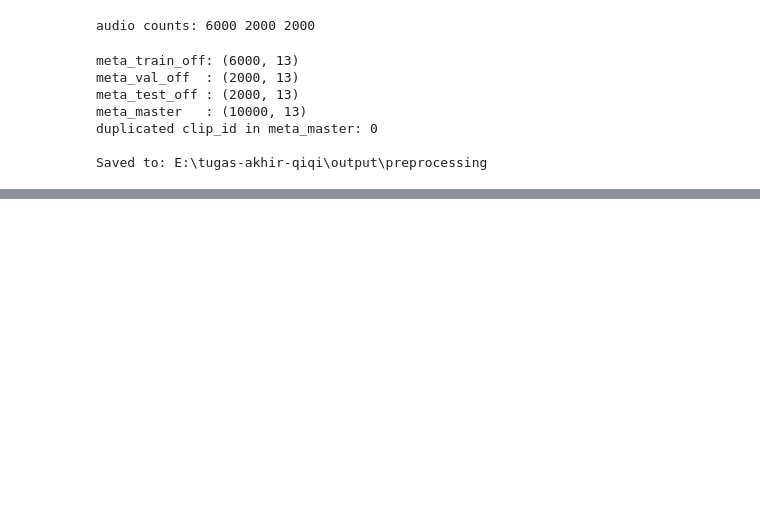
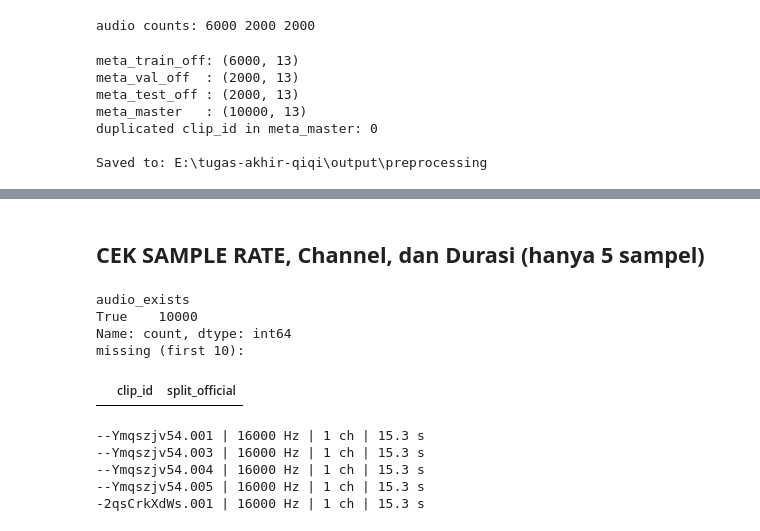
Before and after one commit to qiqioberon/tugas-akhir-qq, a Jupyter notebook: code/preprocessing.ipynb, the cells around one changed output, grey strips where cells are left out. Cells and saved outputs as stored; diff of their text form; code cells hidden in the pictures; blank space fills up the shorter version.

```diff
--- a/code/preprocessing.ipynb
+++ b/code/preprocessing.ipynb
@@ -519,0 +554,34 @@ Saved to: E:\tugas-akhir-qiqi\output\preprocessing
+# %% [markdown]
+## **CEK SAMPLE RATE, Channel, dan Durasi (hanya 5 sampel)**
+# %%
+paths = df["audio_path"].tolist()
+
+exists = []
+for p in tqdm(paths, desc="Checking audio_path exists"):
+    exists.append(Path(p).exists())
+
+df["audio_exists"] = exists
+
+print(df["audio_exists"].value_counts())
+
+miss = df.loc[~df["audio_exists"], ["clip_id","split_official"]].head(10)
+print("missing (first 10):")
+display(miss)
+
+ok = df.loc[df["audio_exists"]].head(5)
+for _, r in ok.iterrows():
+    ap = Path(r["audio_path"])
+    with sf.SoundFile(ap) as f:
+        dur = len(f) / f.samplerate
+        print(r["clip_id"], "|", f.samplerate, "Hz |", f.channels, "ch |", round(dur, 2), "s")
+# %% [output]
+audio_exists
+True    10000
+Name: count, dtype: int64
+missing (first 10):
+|  | clip_id | split_official |
+--Ymqszjv54.001 | 16000 Hz | 1 ch | 15.3 s
+--Ymqszjv54.003 | 16000 Hz | 1 ch | 15.3 s
+--Ymqszjv54.004 | 16000 Hz | 1 ch | 15.3 s
+--Ymqszjv54.005 | 16000 Hz | 1 ch | 15.3 s
+-2qsCrkXdWs.001 | 16000 Hz | 1 ch | 15.3 s
```
Also changed, not shown: parts of 20 cells of this notebook, 5 other files.
